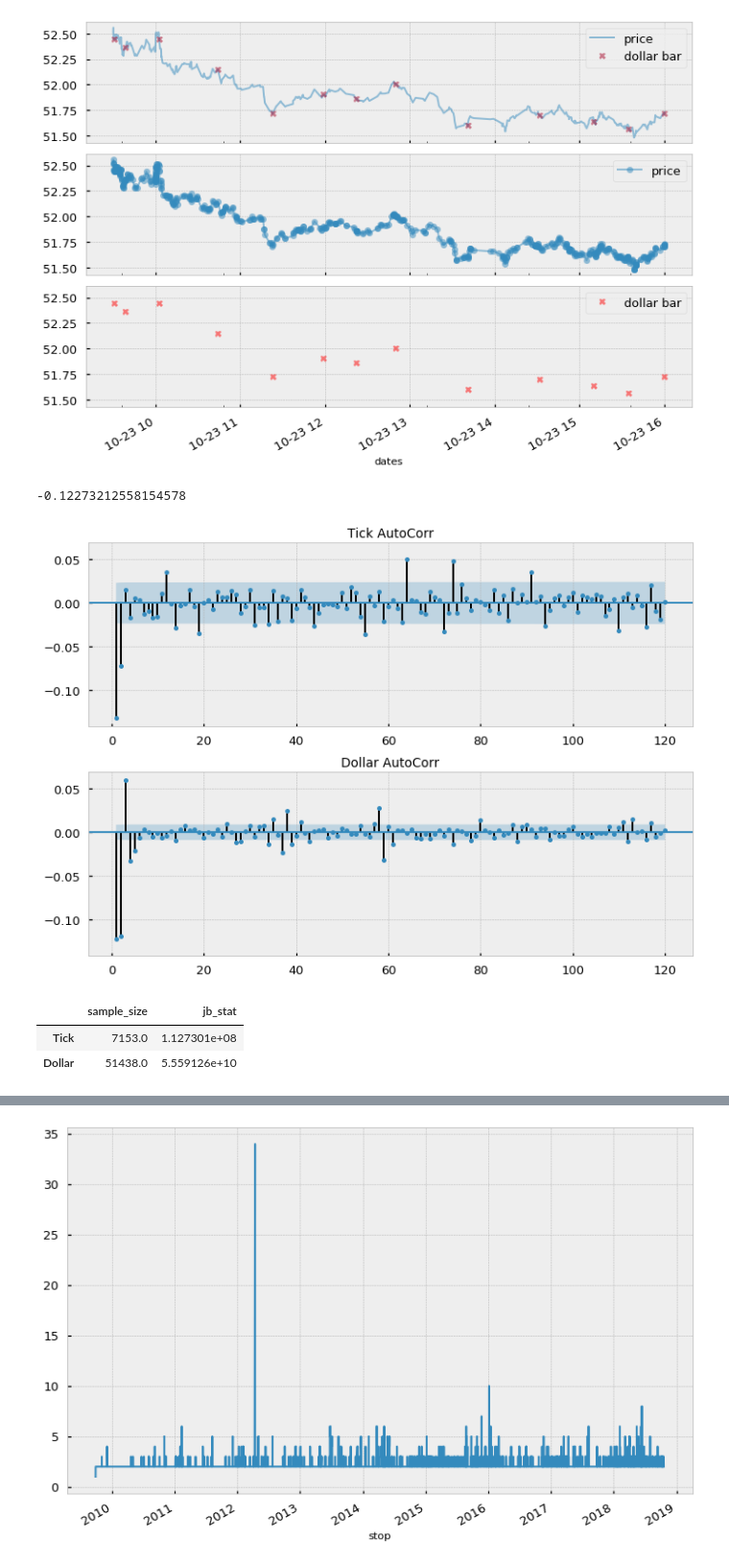
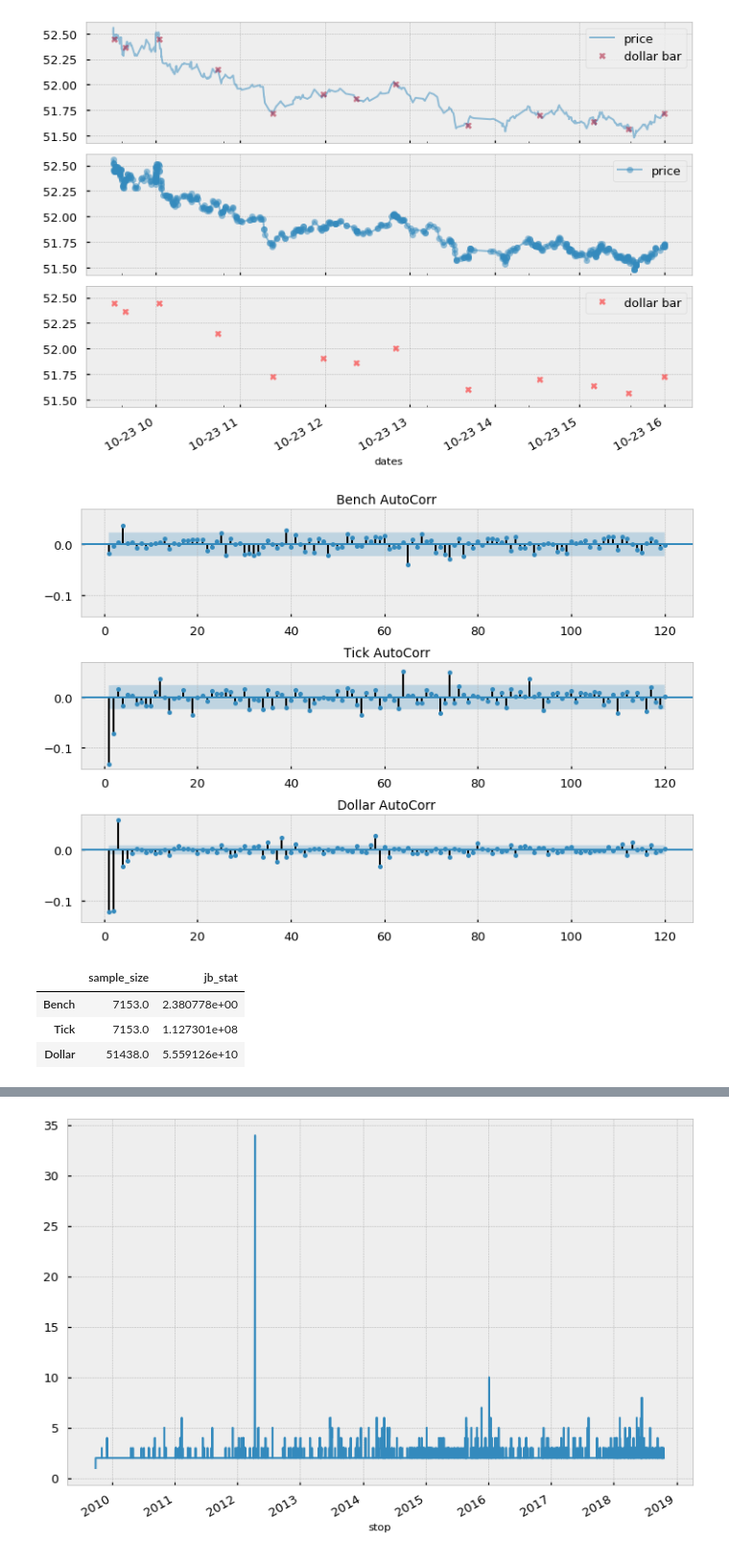
Before and after one commit to Dynami/Adv_Fin_ML_Exercises, a Jupyter notebook: notebooks/trying/test_01.ipynb, the cells around one changed output, grey strips where cells are left out. Shown at 96% size. Saved outputs shown, nothing was run; the diff lists cells and outputs as text; code cells hidden in the pictures.

```diff
--- a/notebooks/trying/test_01.ipynb
+++ b/notebooks/trying/test_01.ipynb
@@ -147,19 +147,20 @@ tick_df = tick_bar_df(df, 'price', tick_M)
 tick_ret = returns(tick_df.price)
 dv_ret = returns(dv_bar_df.price)
 dv_ret.autocorr()
+
+bench_ret = np.random.randn(tick_ret.shape[0])
-# %% [output]
--0.12273212558154578
 # %%
-plot_autocorr(bar_types=['Tick', 'Dollar'], bar_returns=[tick_ret, dv_ret])
+plot_autocorr(bar_types=['Bench', 'Tick', 'Dollar'], bar_returns=[bench_ret, tick_ret, dv_ret])
 # %% [output]
-[figure, old version]
+[figure, new version]
 # %%
-bar_types= ['Tick', 'Dollar']
-bar_returns = [tick_ret, dv_ret]
+bar_types= ['Bench', 'Tick', 'Dollar']
+bar_returns = [bench_ret, tick_ret, dv_ret]
 
 get_test_stats(bar_types,bar_returns,jb).sort_values('jb_stat')
 # %% [output]
 |  | sample_size | jb_stat |
+| Bench | 7153.0 | 2.380778e+00 |
 | Tick | 7153.0 | 1.127301e+08 |
 | Dollar | 51438.0 | 5.559126e+10 |
 # %%
```
Also changed, not shown: parts of 21 cells of this notebook, 1 other file.
